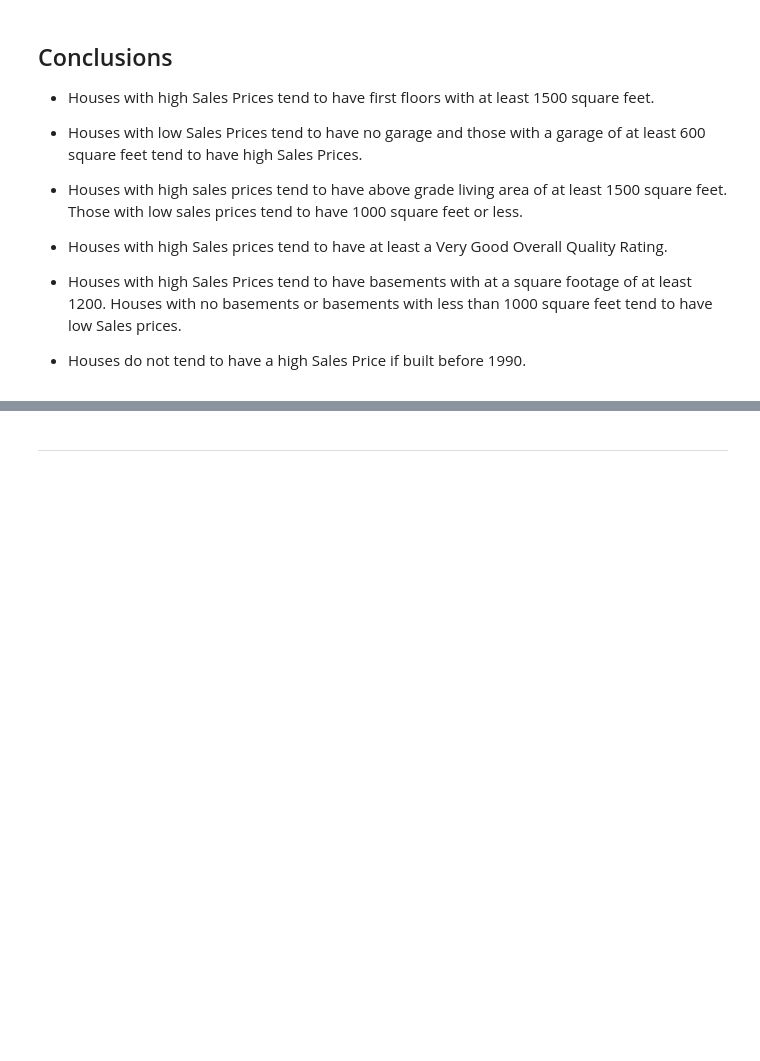
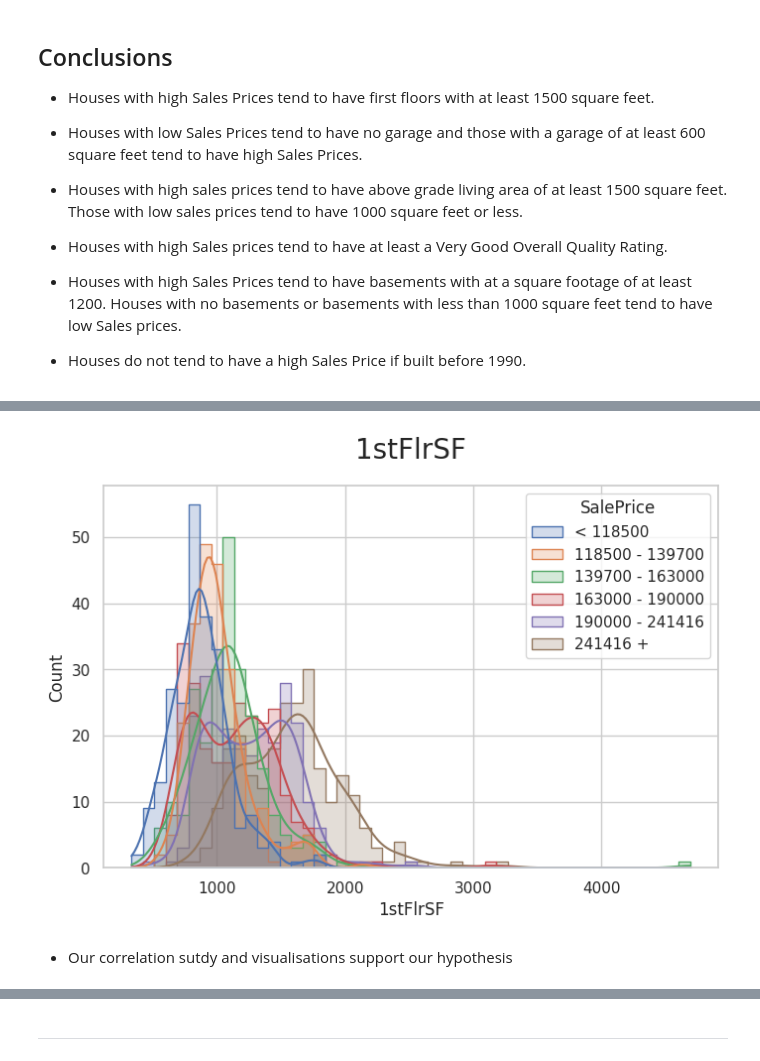
Before and after one commit to SamMartin92/milestone-project-heritage-housing-issues, a Jupyter notebook: jupyter_notebooks/2.SalesPriceStudy.ipynb, the cells around one changed output, grey strips where cells are left out. Drawn from its saved outputs; the diff is of its cells as text; code cells hidden in the pictures; blank space fills up the shorter version.

Commit message:
begins hypothesis study, completes hyp1

```diff
--- a/jupyter_notebooks/2.SalesPriceStudy.ipynb
+++ b/jupyter_notebooks/2.SalesPriceStudy.ipynb
@@ -403,0 +415,6 @@ NOTE
+# %%
+plot_numerical(df_eda,'1stFlrSF','SalePrice', hue_order)
+# %% [output]
+[figure, added]
+# %% [markdown]
+* Our correlation sutdy and visualisations support our hypothesis
```
Also changed, not shown: parts of 18 cells of this notebook.
